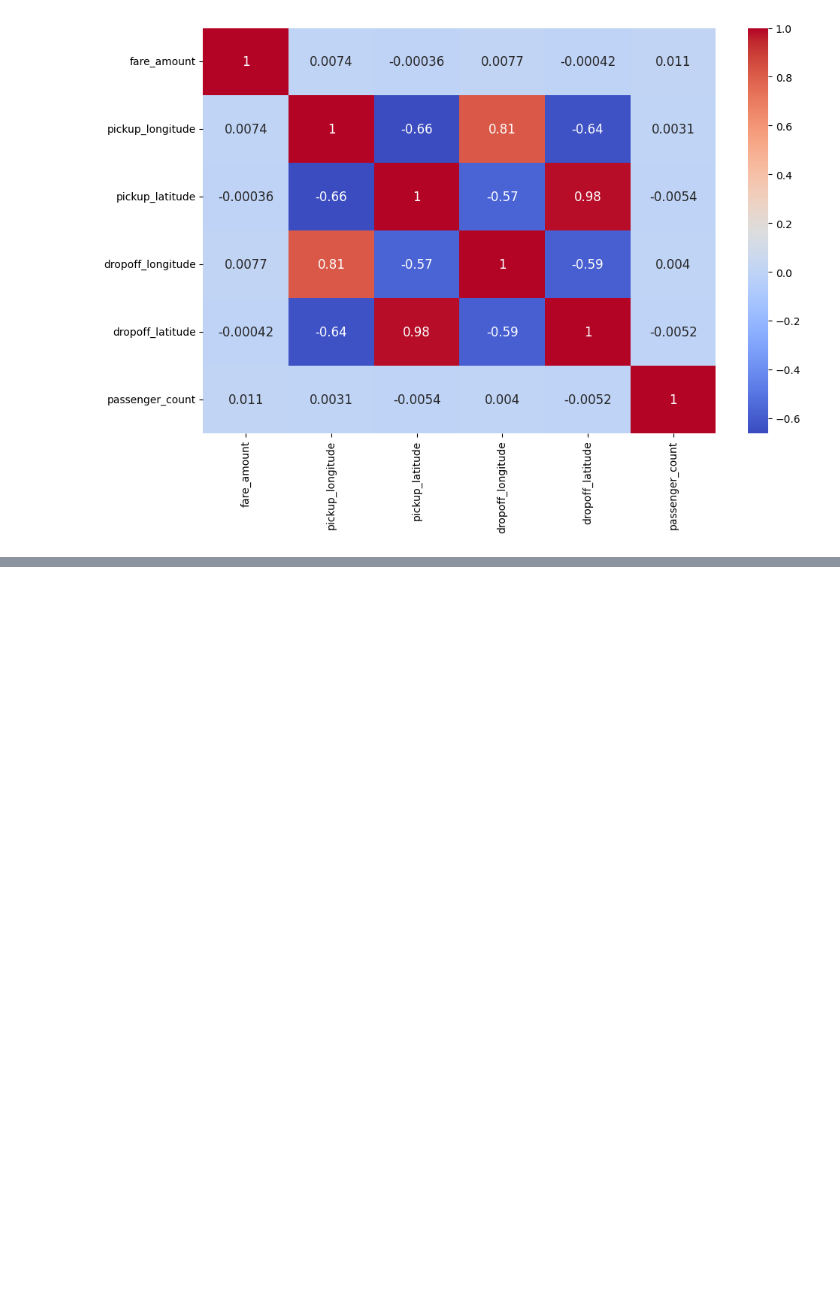
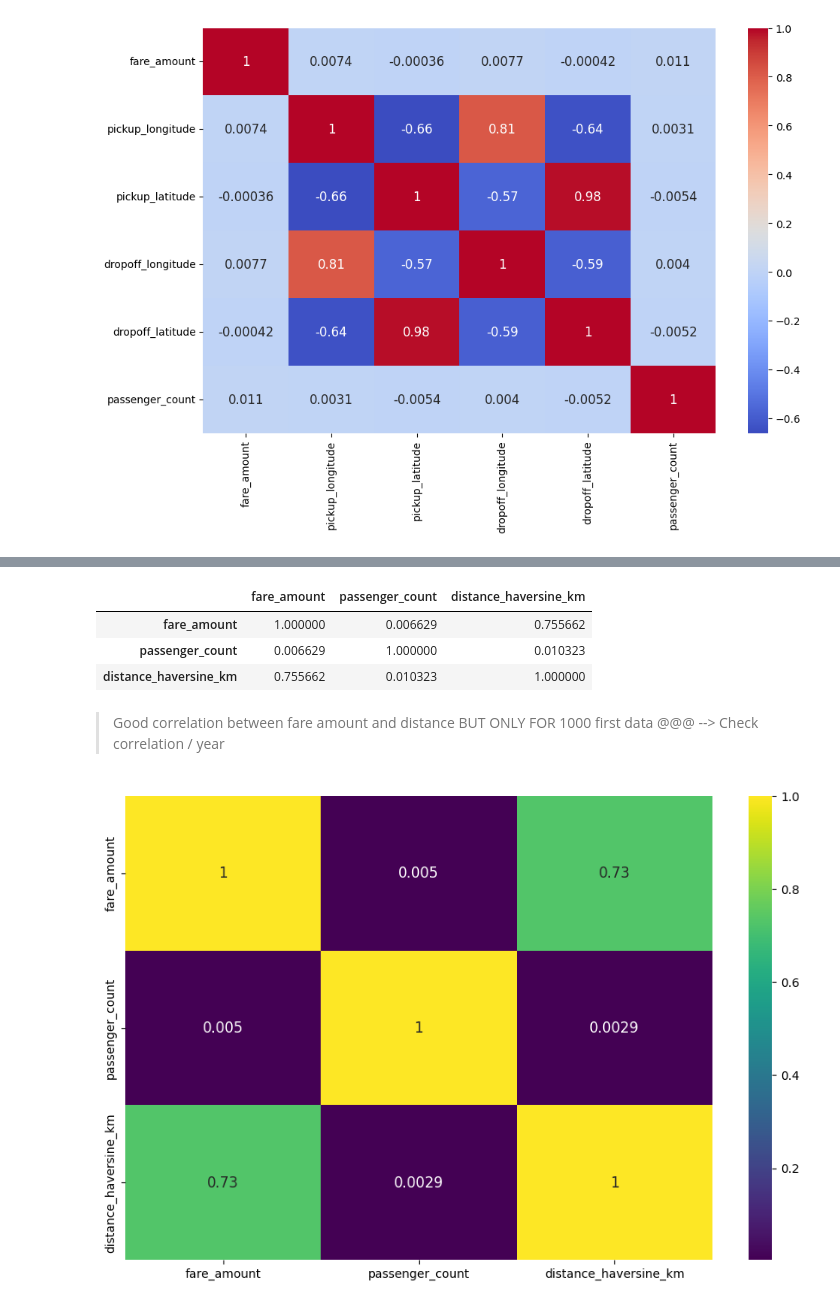
Before and after one commit to yjalil/prelectureMLops, a Jupyter notebook: project/notebooks/Progress_taxifare.ipynb, the cells around one changed output, grey strips where cells are left out. Saved outputs shown, nothing was run; the diff lists cells and outputs as text; code cells hidden in the pictures; blank space fills up the shorter version.

```diff
--- a/project/notebooks/Progress_taxifare.ipynb
+++ b/project/notebooks/Progress_taxifare.ipynb
@@ -175,0 +433,29 @@ sns.heatmap(
+# %%
+datadist_nonzero[numeric_features].head(1000).corr()
+# %% [output]
+|  | fare_amount | passenger_count | distance_haversine_km |
+| fare_amount | 1.000000 | 0.006629 | 0.755662 |
+| passenger_count | 0.006629 | 1.000000 | 0.010323 |
+| distance_haversine_km | 0.755662 | 0.010323 | 1.000000 |
+# %% [markdown]
+> Good correlation between fare amount and  distance  BUT ONLY FOR 1000 first data @@@
+--> Check correlation / year
+# %%
+data_2009 = datadist_nonzero[datadist_nonzero["pickup_year"]==2009]
+data_2010 = datadist_nonzero[datadist_nonzero["pickup_year"]==2010]
+data_2011 = datadist_nonzero[datadist_nonzero["pickup_year"]==2011]
+data_2012 = datadist_nonzero[datadist_nonzero["pickup_year"]==2012]
+data_2013 = datadist_nonzero[datadist_nonzero["pickup_year"]==2013]
+data_2014 = datadist_nonzero[datadist_nonzero["pickup_year"]==2014]
+# %%
+def heatmap_peryear(data):
+    plt.figure(figsize=(11,7))
+    sns.heatmap(
+    data[numeric_features].corr(numeric_only=True),
+    cmap='viridis',
+    annot = True,
+    annot_kws={"size": 12})
+# %%
+heatmap_peryear(data_2009)
+# %% [output]
+[figure, added]
```
Also changed, not shown: parts of 29 cells of this notebook, 2 other files.
